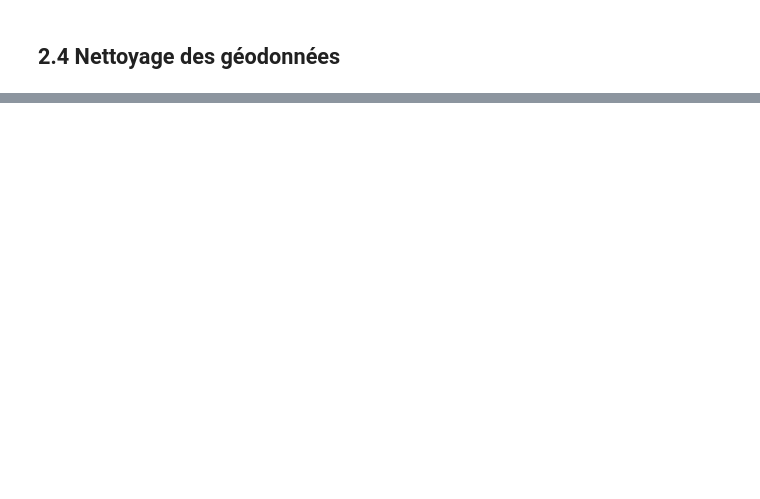
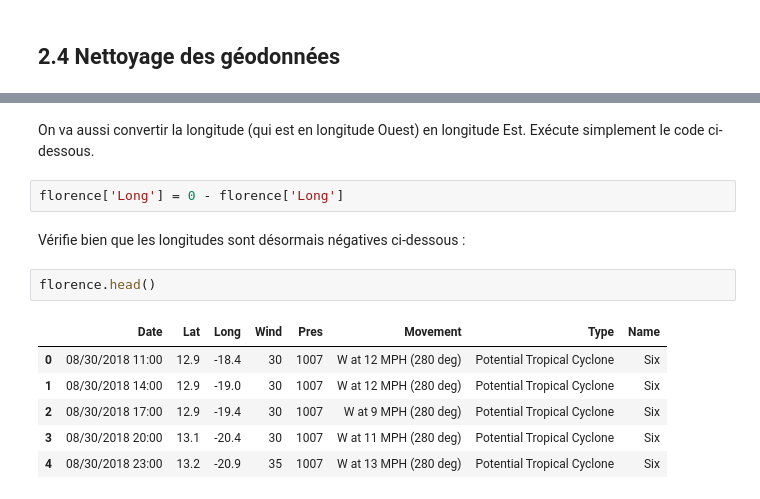
Before and after one commit to tbeucler/2022_SIG_TP8, a Jupyter notebook: Exercices.ipynb, the cells around one changed output, grey strips where cells are left out. Saved outputs shown, nothing was run; the diff lists cells and outputs as text; blank space fills up the shorter version.

```diff
--- a/Exercices.ipynb
+++ b/Exercices.ipynb
@@ -524,0 +548,15 @@ florence
+# %% [markdown]
+On va aussi convertir la longitude (qui est en longitude Ouest) en longitude Est. Exécute simplement le code ci-dessous.
+# %%
+florence['Long'] = 0 - florence['Long']
+# %% [markdown]
+Vérifie bien que les longitudes sont désormais négatives ci-dessous :
+# %%
+florence.head()
+# %% [output]
+|  | Date | Lat | Long | Wind | Pres | Movement | Type | Name |
+| 0 | 08/30/2018 11:00 | 12.9 | -18.4 | 30 | 1007 | W at 12 MPH (280 deg) | Potential Tropical Cyclone | Six |
+| 1 | 08/30/2018 14:00 | 12.9 | -19.0 | 30 | 1007 | W at 12 MPH (280 deg) | Potential Tropical Cyclone | Six |
+| 2 | 08/30/2018 17:00 | 12.9 | -19.4 | 30 | 1007 | W at 9 MPH (280 deg) | Potential Tropical Cyclone | Six |
+| 3 | 08/30/2018 20:00 | 13.1 | -20.4 | 30 | 1007 | W at 11 MPH (280 deg) | Potential Tropical Cyclone | Six |
+| 4 | 08/30/2018 23:00 | 13.2 | -20.9 | 35 | 1007 | W at 13 MPH (280 deg) | Potential Tropical Cyclone | Six |
```
Also changed, not shown: parts of 59 cells of this notebook.
